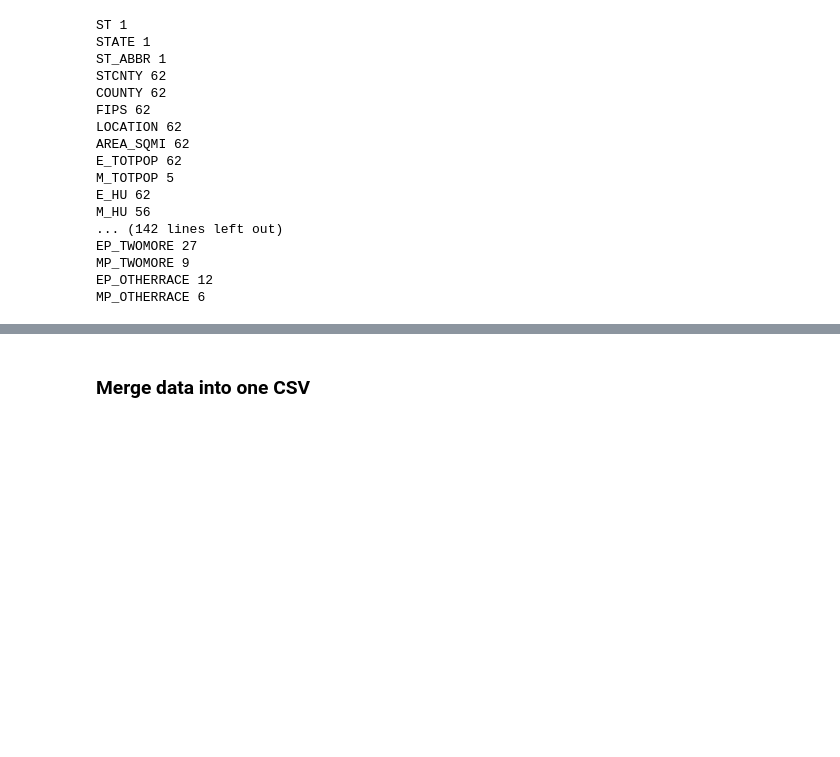
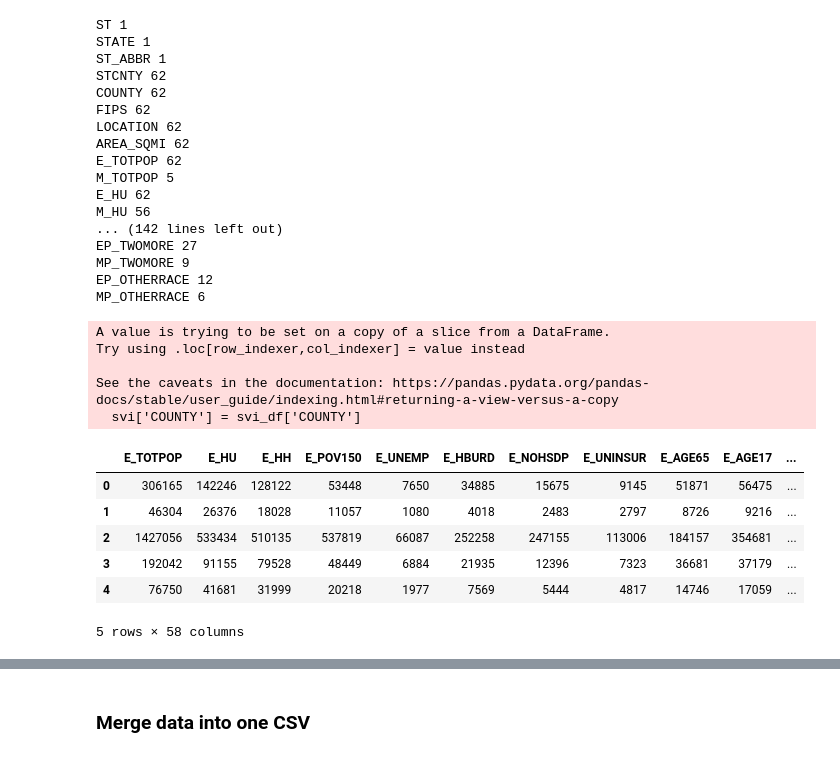
Before and after one commit to brooksbb11/Project4, a Jupyter notebook: individual_folders/abby_analysis/clean_CSVs.ipynb, the cells around one changed output, grey strips where cells are left out. Cells and saved outputs as stored; diff of their text form; code cells hidden in the pictures; blank space fills up the shorter version.

```diff
--- a/individual_folders/abby_analysis/clean_CSVs.ipynb
+++ b/individual_folders/abby_analysis/clean_CSVs.ipynb
@@ -444,0 +455,28 @@ no_heat_days_df.head()
+# %%
+#Pull desired columns
+e_series = svi_df.loc[:, svi_df.columns.str.startswith('E_')]
+ep_series = svi_df.loc[:, svi_df.columns.str.startswith('EP_')]
+rpl_series = svi_df.loc[:, svi_df.columns.str.startswith('RPL_')]
+# %%
+svi_des_columns = []
+svi_des_columns.extend(list(e_series.columns))
+svi_des_columns.extend(list(ep_series.columns))
+svi_des_columns.extend(list(rpl_series.columns))
+# %%
+#Merge the columns to a single dataframe.
+svi = svi_df[svi_des_columns]
+svi['COUNTY'] = svi_df['COUNTY']
+svi.head()
+# %% [output]
+A value is trying to be set on a copy of a slice from a DataFrame.
+Try using .loc[row_indexer,col_indexer] = value instead
+
+See the caveats in the documentation: https://pandas.pydata.org/pandas-docs/stable/user_guide/indexing.html#returning-a-view-versus-a-copy
+  svi['COUNTY'] = svi_df['COUNTY']
+|  | E_TOTPOP | E_HU | E_HH | E_POV150 | E_UNEMP | E_HBURD | E_NOHSDP | E_UNINSUR | E_AGE65 | E_AGE17 | ... |
+| 0 | 306165 | 142246 | 128122 | 53448 | 7650 | 34885 | 15675 | 9145 | 51871 | 56475 | ... |
+| 1 | 46304 | 26376 | 18028 | 11057 | 1080 | 4018 | 2483 | 2797 | 8726 | 9216 | ... |
+| 2 | 1427056 | 533434 | 510135 | 537819 | 66087 | 252258 | 247155 | 113006 | 184157 | 354681 | ... |
+| 3 | 192042 | 91155 | 79528 | 48449 | 6884 | 21935 | 12396 | 7323 | 36681 | 37179 | ... |
+| 4 | 76750 | 41681 | 31999 | 20218 | 1977 | 7569 | 5444 | 4817 | 14746 | 17059 | ... |
+5 rows × 58 columns
```
Also changed, not shown: parts of 16 cells of this notebook, 3 other files.
